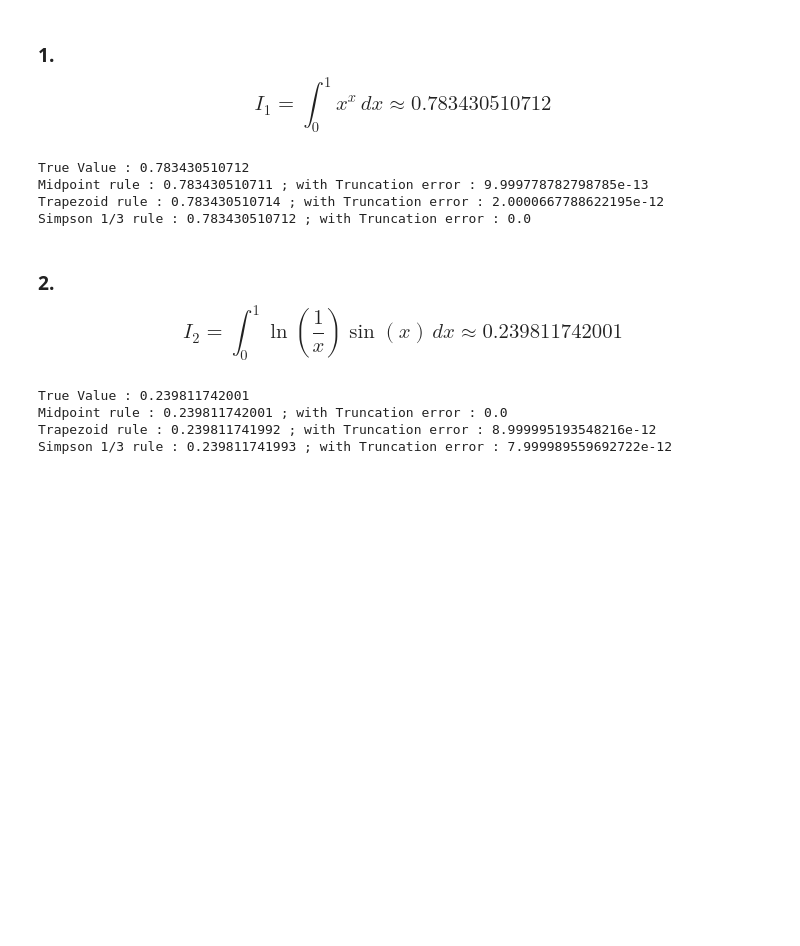
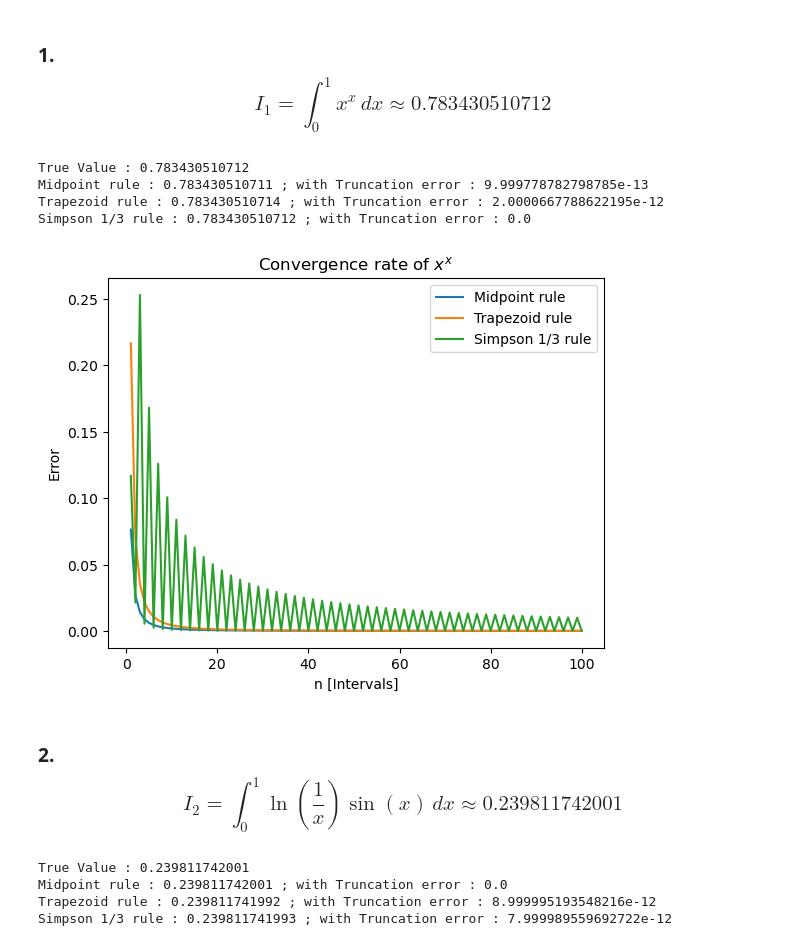
Before and after one commit to ashwin-r-k/IITK_notebooks, a Jupyter notebook: NumericalMethods/HW_Ashwin_241310004.ipynb, the cells around one changed output. Cells and saved outputs as stored; diff of their text form; code cells hidden in the pictures; blank space fills up the shorter version.

```diff
--- a/NumericalMethods/HW_Ashwin_241310004.ipynb
+++ b/NumericalMethods/HW_Ashwin_241310004.ipynb
@@ -19,7 +19,7 @@ $$\int_{a}^{b} f(x) dx \approx \frac{(b-a)}{3} \bigg(f(a) + 4(\sum_{i=1, i \ odd
 import numpy as np
 import matplotlib.pyplot as plt
 from scipy.integrate import quad
-
+import sympy as sp
 
 def Midpoint_rule(f,initial):
     [a,b,n] = initial
@@ -72,6 +72,22 @@ def Simpson_3rule(f,initial):
     #print(S4)
 
     return h/3*(S1 + S2 + S3 + S4)
+
+def convergence_rate(f,initial, rule, exact_value, max_n=100):
+    [a,b,_] = initial
+    errors = []
+    intervals = []
+    for nc in range(2, max_n+1):
+        approx = rule(f, [a,b,nc])
+        error = abs(approx - exact_value)
+        errors.append(error)
+        intervals.append(nc)
+    return intervals, errors
+
+def plot_convergence(intervals, errors,label):
+    plt.plot(intervals, errors, label=label)
+    #plt.yscale('log')
+    #plt.xscale('log')
 # %% [markdown]
 ### 1.$$ I_1 = \int_0^1 x^x \, dx \approx 0.783430510712 $$
 # %%
@@ -97,6 +113,30 @@ True Value : 0.783430510712
 Midpoint rule : 0.783430510711 ; with Truncation error : 9.999778782798785e-13
 Trapezoid rule : 0.783430510714 ; with Truncation error : 2.0000667788622195e-12
 Simpson 1/3 rule : 0.783430510712 ; with Truncation error : 0.0
+# %%
+
+plt.figure()
+x = sp.symbols('x')
+f_expr = x ** x
+f_latex = sp.latex(f_expr)
+
+plt.title(f'Convergence rate of ${f_latex}$')
+
+intervals, errors = convergence_rate(f,initial, Midpoint_rule, ans_quad, max_n=100)
+plot_convergence(intervals, errors,"Midpoint rule")
+
+intervals, errors = convergence_rate(f,initial, Trapezoid_rule, ans_quad, max_n=100)
+plot_convergence(intervals, errors,"Trapezoid rule")
+
+intervals, errors = convergence_rate(f,initial, Simpson_3rule, ans_quad, max_n=100)
+plot_convergence(intervals, errors,"Simpson 1/3 rule")
+
+plt.xlabel('n [Intervals]')
+plt.ylabel('Error')
+plt.legend()
+plt.show()
+# %% [output]
+[figure, added]
 # %% [markdown]
 
 ### 2.$$ I_2 = \int_0^1 \ln\left(\frac{1}{x}\right) \sin(x) \, dx \approx 0.239811742001 $$
```
Also changed, not shown: parts of 5 cells of this notebook.
